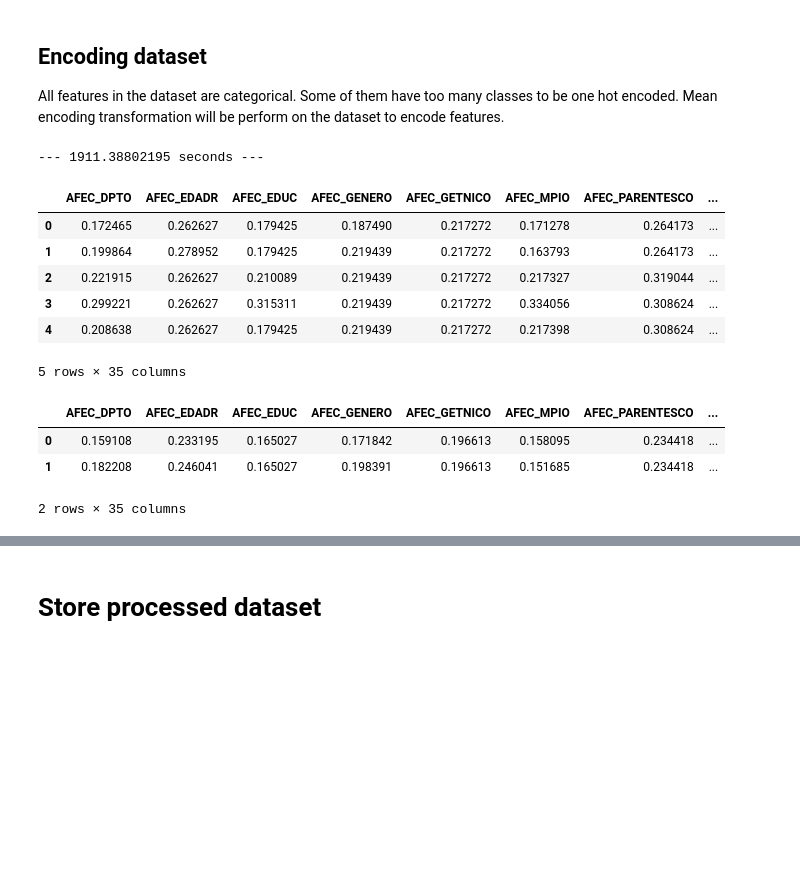
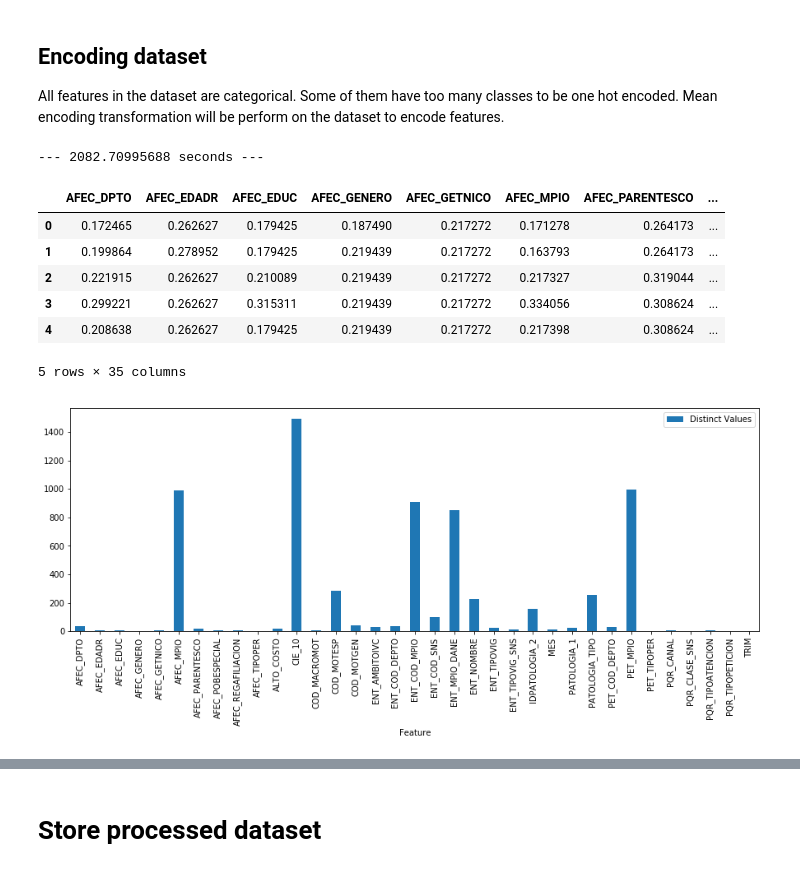
Before and after one commit to mrugeles/capstone-project, a Jupyter notebook: 2) Dataset - Preprocessing.ipynb, the cells around one changed output, grey strips where cells are left out. Drawn from its saved outputs; the diff is of its cells as text; code cells hidden in the pictures; blank space fills up the shorter version.

```diff
--- a/2) Dataset - Preprocessing.ipynb
+++ b/2) Dataset - Preprocessing.ipynb
@@ -100,37 +94,26 @@ features_columns = features_raw.columns.values.tolist()
 # %%
 from category_encoders import *
 import time
 
 
 start_time = time.time()
 enc = TargetEncoder(cols=features_raw.columns.values.tolist(), return_df = True).fit(features_raw, labels_raw)
 dataset_encoded = enc.transform(features_raw)
 print("--- %s seconds ---" % (time.time() - start_time))
 
 display(dataset_encoded.head(n = 5))
+
+showFeaturesDistribution(getFeaturesDistribution(dataset_encoded))
 # %% [output]
---- 1911.38802195 seconds ---
+--- 2082.70995688 seconds ---
 |  | AFEC_DPTO | AFEC_EDADR | AFEC_EDUC | AFEC_GENERO | AFEC_GETNICO | AFEC_MPIO | AFEC_PARENTESCO | ... |
 | 0 | 0.172465 | 0.262627 | 0.179425 | 0.187490 | 0.217272 | 0.171278 | 0.264173 | ... |
 | 1 | 0.199864 | 0.278952 | 0.179425 | 0.219439 | 0.217272 | 0.163793 | 0.264173 | ... |
 | 2 | 0.221915 | 0.262627 | 0.210089 | 0.219439 | 0.217272 | 0.217327 | 0.319044 | ... |
 | 3 | 0.299221 | 0.262627 | 0.315311 | 0.219439 | 0.217272 | 0.334056 | 0.308624 | ... |
 | 4 | 0.208638 | 0.262627 | 0.179425 | 0.219439 | 0.217272 | 0.217398 | 0.308624 | ... |
 5 rows × 35 columns
+[figure, added]
-# %%
-
-# Log-transform the skewed features
-skewed = features_columns
-features_log_transformed = dataset_encoded.apply(lambda x: np.log(x + 1))
-
-# Visualize the new log distributions
-display(features_log_transformed.head(n = 2))
-#distribution(features_log_transformed, transformed = True)
-# %% [output]
-|  | AFEC_DPTO | AFEC_EDADR | AFEC_EDUC | AFEC_GENERO | AFEC_GETNICO | AFEC_MPIO | AFEC_PARENTESCO | ... |
-| 0 | 0.159108 | 0.233195 | 0.165027 | 0.171842 | 0.196613 | 0.158095 | 0.234418 | ... |
-| 1 | 0.182208 | 0.246041 | 0.165027 | 0.198391 | 0.196613 | 0.151685 | 0.234418 | ... |
-2 rows × 35 columns
 # %%
 
 # Normalization with QuantileTransformer
```
Also changed, not shown: parts of 13 cells of this notebook, 14 other files.
